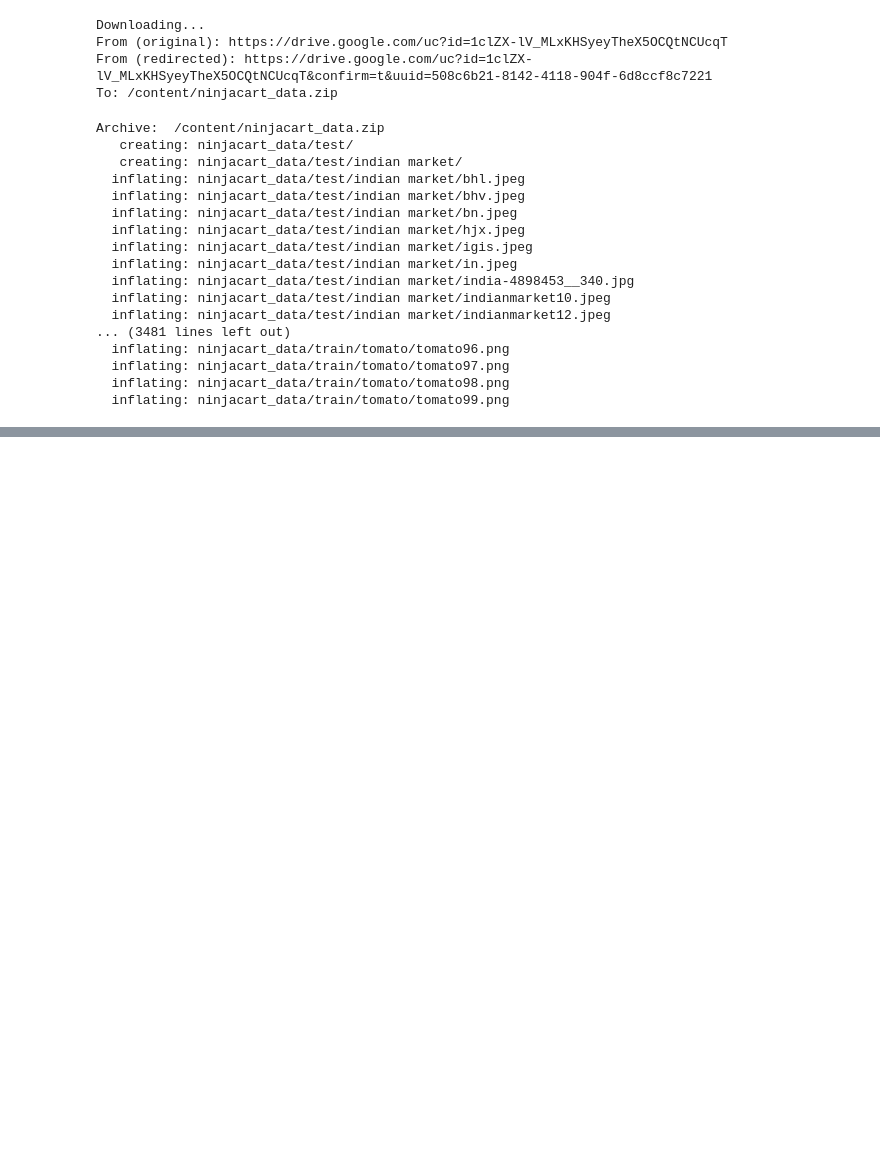
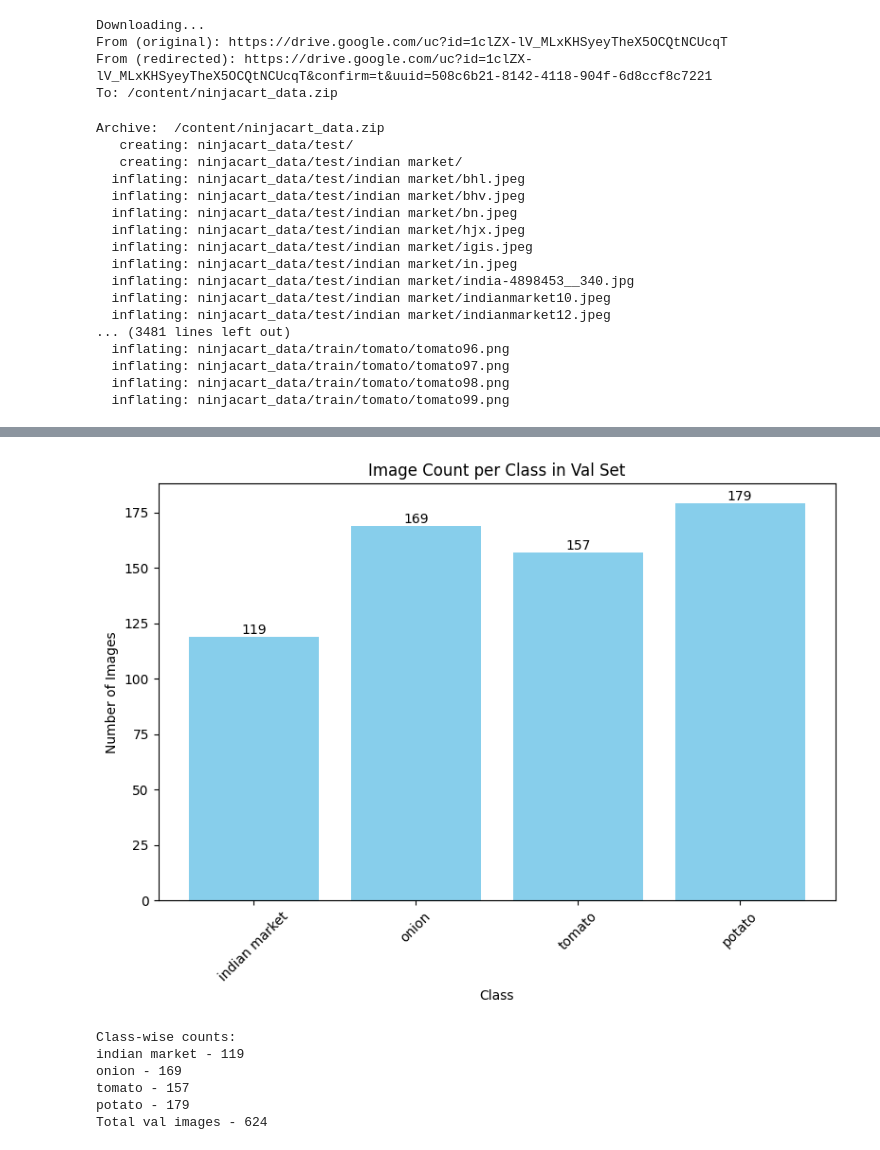
Before and after one commit to Jayaprakash1710/Computer-Vision-Ninjacart, a Jupyter notebook: Ninjacart_case_study.ipynb, the cells around one changed output, grey strips where cells are left out. Drawn from its saved outputs; the diff is of its cells as text; code cells hidden in the pictures; blank space fills up the shorter version.

```diff
--- a/Ninjacart_case_study.ipynb
+++ b/Ninjacart_case_study.ipynb
@@ -284,0 +149,10 @@ plt.show()
+# %%
+visualize_image_counts("val")
+# %% [output]
+[figure, added]
+Class-wise counts:
+indian market - 119
+onion - 169
+tomato - 157
+potato - 179
+Total val images - 624
```
Also changed, not shown: parts of 38 cells of this notebook.
